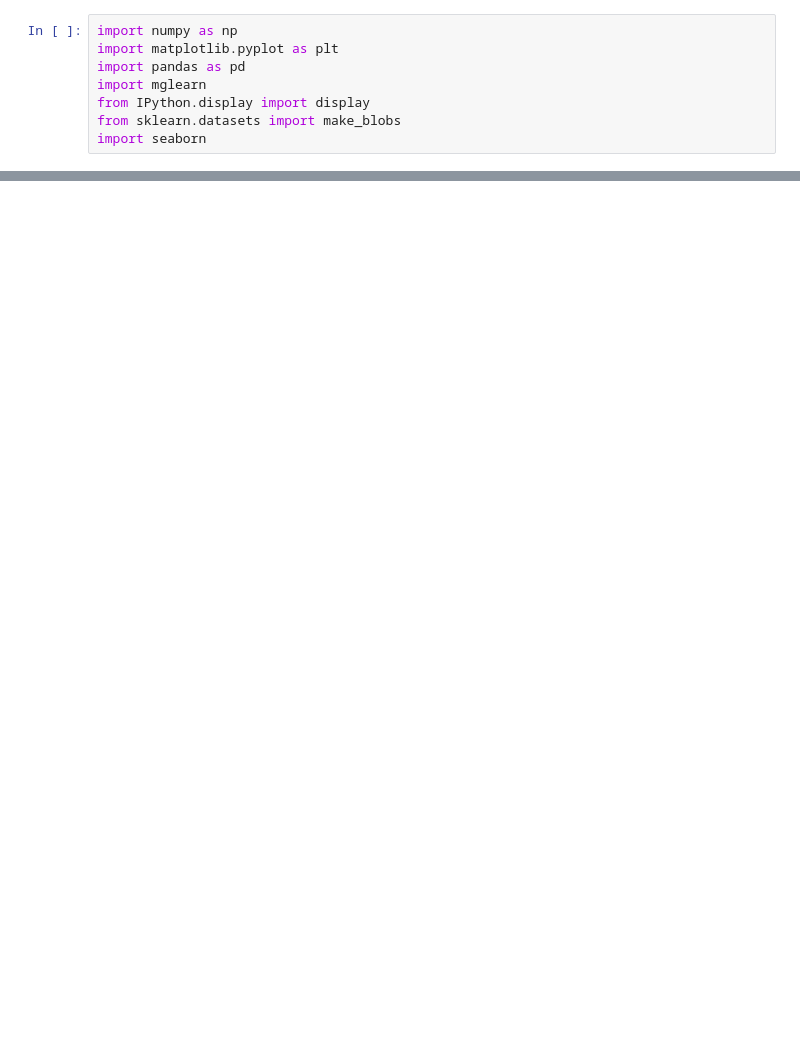
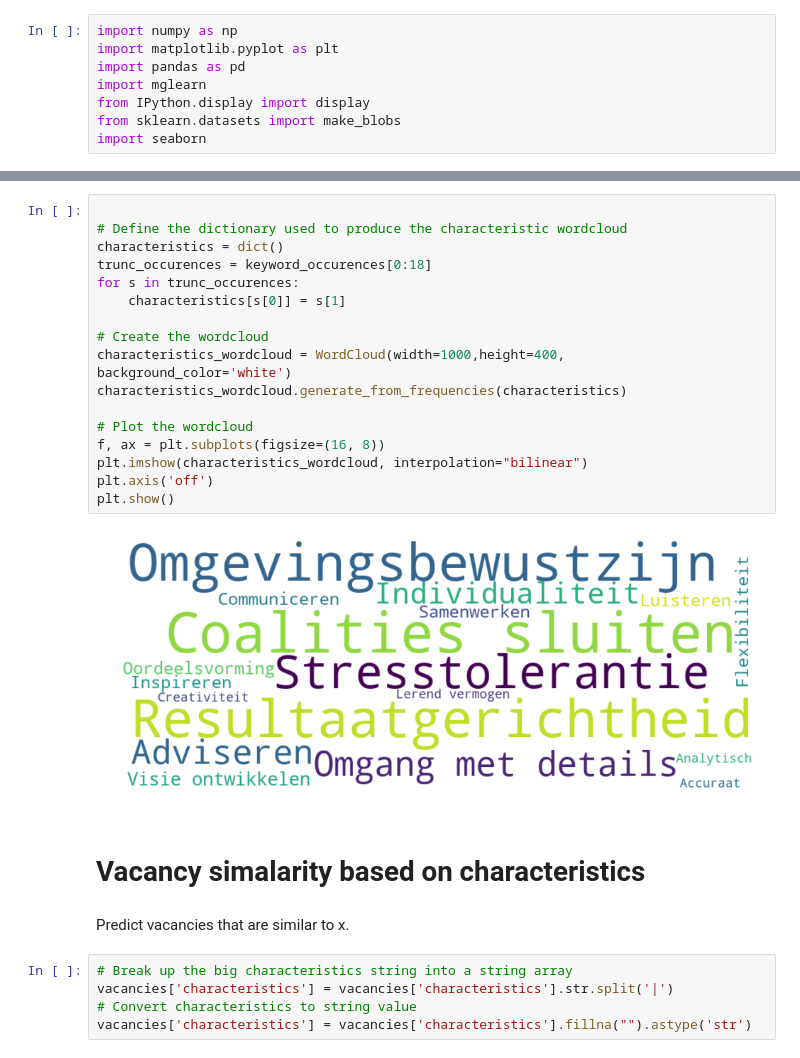
Before and after one commit to casperwitting/Machine-learning-Talentz, a Jupyter notebook: machine.ipynb, the cells around one changed output, grey strips where cells are left out. Drawn from its saved outputs; the diff is of its cells as text; blank space fills up the shorter version.

Commit message:
Added content based recommendations

```diff
--- a/machine.ipynb
+++ b/machine.ipynb
@@ -73,0 +125,28 @@ Text(0, 0.5, 'STAGEVERGOEDING')
+# %%
+
+# Define the dictionary used to produce the characteristic wordcloud
+characteristics = dict()
+trunc_occurences = keyword_occurences[0:18]
+for s in trunc_occurences:
+    characteristics[s[0]] = s[1]
+
+# Create the wordcloud
+characteristics_wordcloud = WordCloud(width=1000,height=400, background_color='white')
+characteristics_wordcloud.generate_from_frequencies(characteristics)
+
+# Plot the wordcloud
+f, ax = plt.subplots(figsize=(16, 8))
+plt.imshow(characteristics_wordcloud, interpolation="bilinear")
+plt.axis('off')
+plt.show()
+# %% [output]
+[figure, added]
+# %% [markdown]
+# Vacancy simalarity based on characteristics
+# %% [markdown]
+Predict vacancies that are similar to x.
+# %%
+# Break up the big characteristics string into a string array
+vacancies['characteristics'] = vacancies['characteristics'].str.split('|')
+# Convert characteristics to string value
+vacancies['characteristics'] = vacancies['characteristics'].fillna("").astype('str')
```
Also changed, not shown: parts of 13 cells of this notebook.
